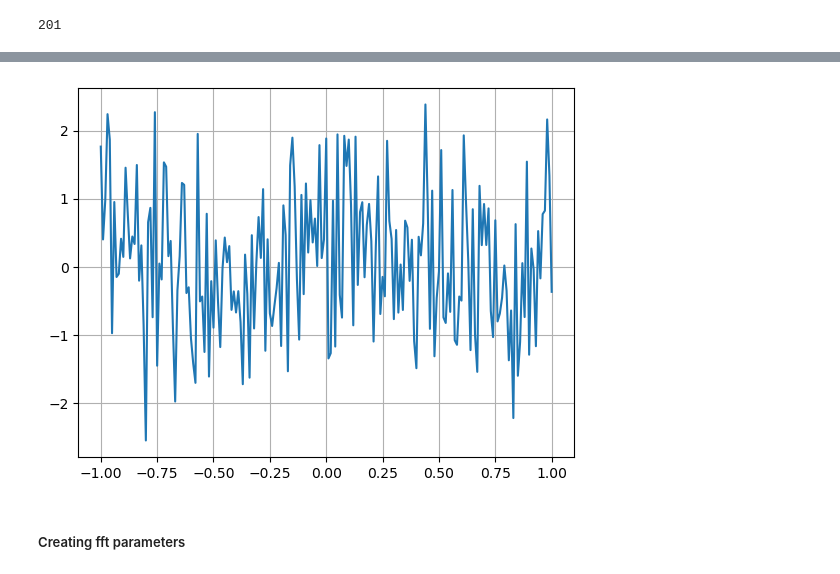
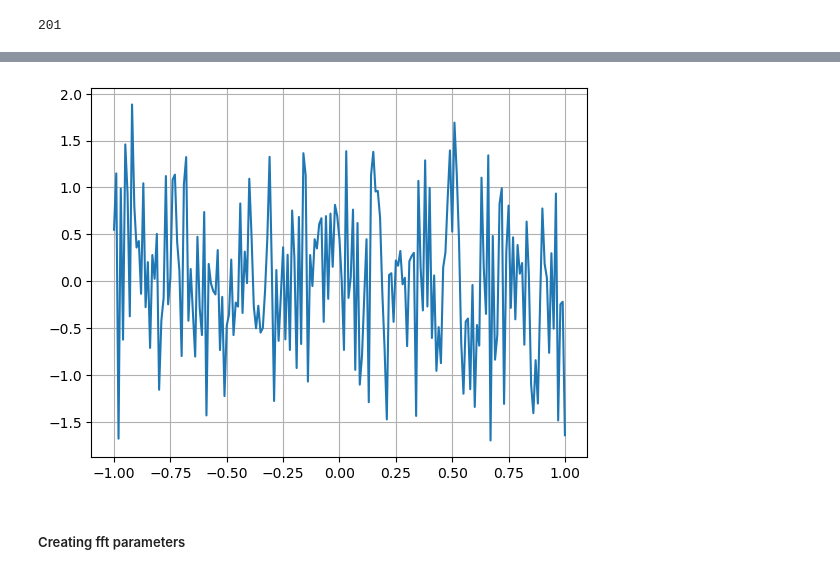
Before and after one commit to abhijeetmangela/Cylender_flow_ML, a Jupyter notebook: Burgers Equation/Burger_fft1.ipynb, the cells around one changed output, grey strips where cells are left out. Drawn from its saved outputs; the diff is of its cells as text; code cells hidden in the pictures.

```diff
--- a/Burgers Equation/Burger_fft1.ipynb
+++ b/Burgers Equation/Burger_fft1.ipynb
@@ -39,19 +36,19 @@ test_value = fft.fft(x_range)
 # %%
 mean = 0
-variance = 1
-num_grfs = 1
+variance = np.random.random()
+num_grfs = 1000
 length = num_points
 mu, sigma = 0, 0.1 # mean and standard deviation
 s = np.random.normal(mu, np.sqrt(variance), length)
 window_size = 10
 u_0 = s # np.convolve(s, np.ones(window_size)/window_size, mode='same') # initial_condition(x_range) # will give initial condition in the real space
 
 # u_0 =   # initial_condition(x_range) # will give initial condition in the real space
 plt.plot(x_range,u_0) # Plot for visualization
 
 plt.grid()
 # %% [output]
-[figure, old version]
+[figure, new version]
 # %% [markdown]
 ##### Creating fft parameters
 # %%
```
Also changed, not shown: parts of 11 cells of this notebook, 4 other files.
